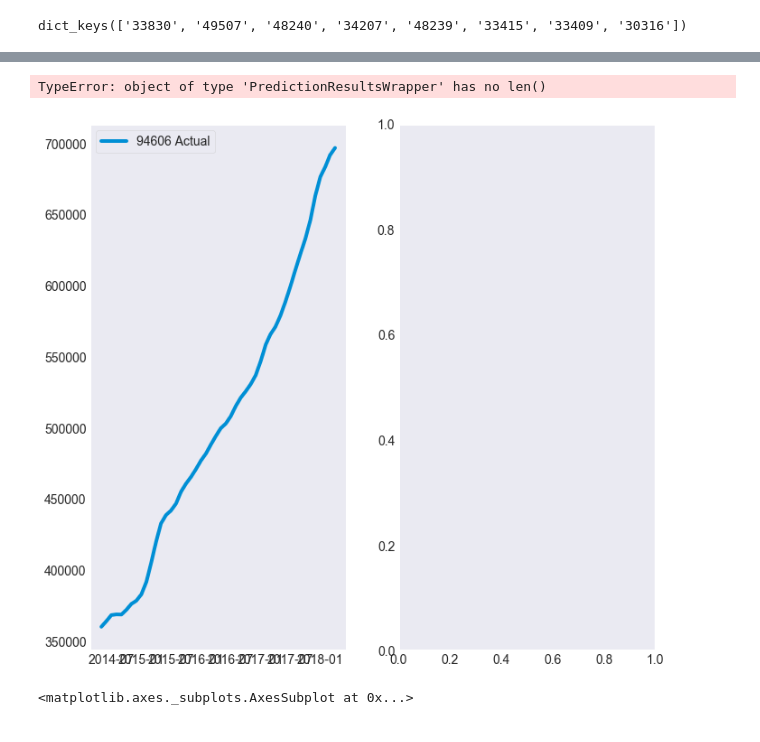
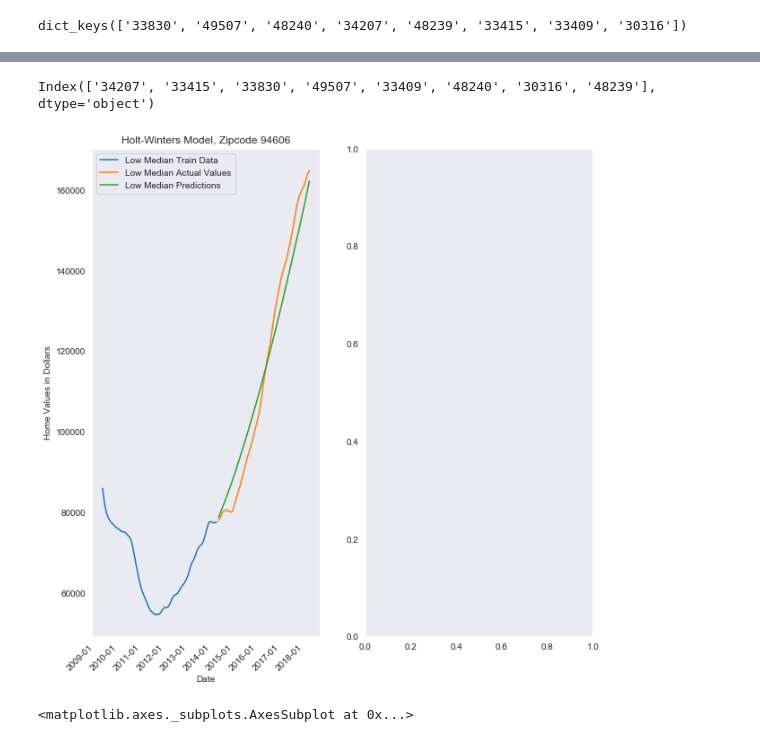
Before and after one commit to anewt225/mod_4_project, a Jupyter notebook: notebooks/EDA-Models.ipynb, the cells around one changed output, grey strips where cells are left out. Saved outputs shown, nothing was run; the diff lists cells and outputs as text; code cells hidden in the pictures.

```diff
--- a/notebooks/EDA-Models.ipynb
+++ b/notebooks/EDA-Models.ipynb
@@ -505,0 +530,3 @@ high_sarimax = {column: SARIMAX_error(target_zips[column]) for column in high_me
+# %%
+best_models_dict = {k: v for (k,v) in best_models}
+best_models_dict['33830'][1]
@@ -505,0 +547,3 @@ high_sarimax = {column: SARIMAX_error(target_zips[column]) for column in high_me
+# %%
+lmedian_sorted_cfgs = {k: best_models_dict[k][0] for k in lmedian_sorted.keys()}
+lmedian_sorted_cfgs
@@ -505,0 +588,4 @@ high_sarimax = {column: SARIMAX_error(target_zips[column]) for column in high_me
+# %%
+predictions_dict = {k: SARIMAX_predictions(low_medians[k], v) for k,v in lmedian_sorted_cfgs.items()}
+low_medians_predictions_df = pd.DataFrame(predictions_dict)
+low_medians_predictions_df.to_pickle('../data/processed/low_medians_predictions_df.pkl')
@@ -506,49 +602,61 @@ high_sarimax = {column: SARIMAX_error(target_zips[column]) for column in high_me
 # %%
 test_94606 = high_sarimax['94606']['test']
 preds_94606 = high_sarimax['94606']['predictions']
+# %%
+low_medians_predictions_df.columns
+# %% [output]
+Index(['34207', '33415', '33830', '49507', '33409', '48240', '30316', '48239'], dtype='object')
+# %%
+low_median_test = low_medians[-48:]
+low_median_train = low_medians[-108:-48]
+low_median_previous = low_medians[:-108]
+
+low_median_test.to_pickle('../data/processed/low_median_test_df.pkl')
+low_median_train.to_pickle('../data/processed/low_median')
+low_median_previous.to_pickle('../data/processed/low_median')
 # %%
 import matplotlib.dates as mdates
 
 fig, (ax, ax1) = plt.subplots(1, 2, figsize=(10,10))
 
 years = mdates.YearLocator()   # every year
 months = mdates.MonthLocator()  # every month
 years_fmt = mdates.DateFormatter('%Y-%m')
 
-sns.lineplot(data=test, label='94606 Actual', ax=ax)
-sns.lineplot(data=forecast, label='94606 Predictions', ax=ax)
+sns.lineplot(data=low_median_train['34207'], label='Low Median Train Data', ax=ax)
+sns.lineplot(data=low_median_test['34207'], label='Low Median Actual Values', ax=ax)
+sns.lineplot(data=low_medians_predictions_df['34207'], label='Low Median Predictions', ax=ax)
 ax.set_title('Holt-Winters Model, Zipcode 94606')
 ax.set_ylabel('Home Values in Dollars')
 ax.set_xlabel('Date')
-ax.set_xticklabels(test.index, horizontalalignment='right', rotation=45)
+ax.set_xticklabels(low_median_test.index, horizontalalignment='right', rotation=45)
 
 ax.xaxis.set_major_locator(years)
 ax.xaxis.set_major_formatter(years_fmt)
 ax.xaxis.set_minor_locator(months)
 
 ax.format_xdata = mdates.DateFormatter('%Y-%m-%d')
 ax.format_ydata = lambda x: '$%1.2f' % x
 
-sns.lineplot(data=test_94606, label='94606 Actual', ax=ax1)
-sns.lineplot(data=preds_94606, label='94606 Predictions', ax=ax1)
+# sns.lineplot(data=test_94606, label='94606 Actual', ax=ax1)
+# sns.lineplot(data=preds_94606, label='94606 Predictions', ax=ax1)
 
-ax1.set_title('ARIMA Model, Zipcode 94606')
-ax1.set_ylabel('Home Values in Dollars')
-ax1.set_xlabel('Date')
-ax1.set_xticklabels(test_94606.index, horizontalalignment='right', rotation=45)
+# ax1.set_title('ARIMA Model, Zipcode 94606')
+# ax1.set_ylabel('Home Values in Dollars')
+# ax1.set_xlabel('Date')
+# ax1.set_xticklabels(test_94606.index, horizontalalignment='right', rotation=45)
 
-ax1.xaxis.set_major_locator(years)
-ax1.xaxis.set_major_formatter(years_fmt)
-ax1.xaxis.set_minor_locator(months)
+# ax1.xaxis.set_major_locator(years)
+# ax1.xaxis.set_major_formatter(years_fmt)
+# ax1.xaxis.set_minor_locator(months)
 
-ax1.format_xdata = mdates.DateFormatter('%Y-%m-%d')
-ax1.format_ydata = lambda x: '$%1.2f' % x
+# ax1.format_xdata = mdates.DateFormatter('%Y-%m-%d')
+# ax1.format_ydata = lambda x: '$%1.2f' % x
 
-fig.tight_layout()
-fig.savefig('../figures/model_comparison.png')
+# fig.tight_layout()
+# fig.savefig('../figures/model_comparison.png')
 # %% [output]
-TypeError: object of type 'PredictionResultsWrapper' has no len()
-[figure, old version]
+[figure, new version]
 # %%
 series = high_medians['94606']
 
```
Also changed, not shown: parts of 12 cells of this notebook, 6 other files.
